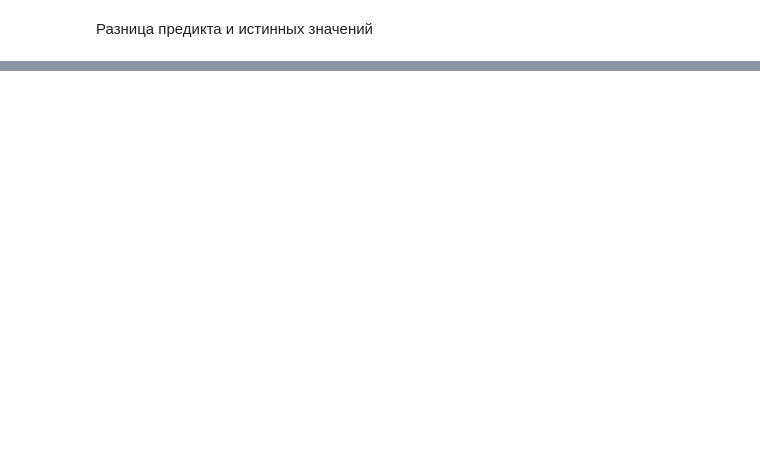
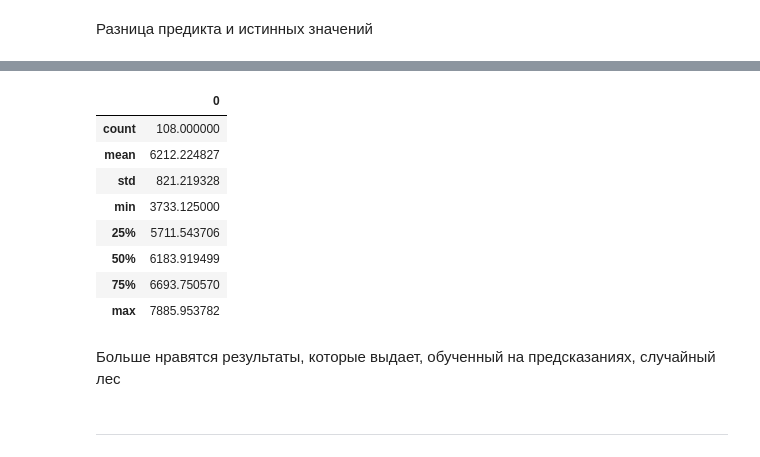
Before and after one commit to Strang1k/tgbot-daily_revenue_prediction, a Jupyter notebook: viruchka.ipynb, the cells around one changed output, grey strips where cells are left out. Cells and saved outputs as stored; diff of their text form; code cells hidden in the pictures; blank space fills up the shorter version.

```diff
--- a/viruchka.ipynb
+++ b/viruchka.ipynb
@@ -497,0 +564,17 @@ pipe = Pipeline([
+# %%
+x1 = knr.predict(X_train1)
+x2 = cbm.predict(X_train)
+x3 = lgbmr.predict(X_lgbm)
+# %%
+Xlr = pd.DataFrame(x1)
+Xlr['x2'] = x2
+Xlr['x3'] = x3
+Xlr = Xlr.rename(columns={0:'x1'}, errors='raise')
+# %%
+Xlrt = pd.DataFrame(knr.predict(X_test1))
+Xlrt['x2'] = cbm.predict(X_test)
+Xlrt['x3'] = lgbmr.predict(X_lgbm_test)
+Xlrt = Xlrt.rename(columns={0:'x1'})
+# %%
+rfrblend = RandomForestRegressor(n_estimators=2, max_depth=3, random_state=rs)
+rfrblend.fit(Xlr, y_train)
@@ -497,0 +623,18 @@ pipe = Pipeline([
+# %%
+rfrres = rfrblend.predict(Xlrt)
+rfrres = pd.DataFrame(rfrres)
+rfrres.describe()
+# %% [output]
+|  | 0 |
+| count | 108.000000 |
+| mean | 6212.224827 |
+| std | 821.219328 |
+| min | 3733.125000 |
+| 25% | 5711.543706 |
+| 50% | 6183.919499 |
+| 75% | 6693.750570 |
+| max | 7885.953782 |
+# %% [markdown]
+Больше нравятся результаты, которые выдает, обученный на предсказаниях, случайный лес
+# %% [markdown]
+____________________________________________________________________________________
```
Also changed, not shown: parts of 137 cells of this notebook.
